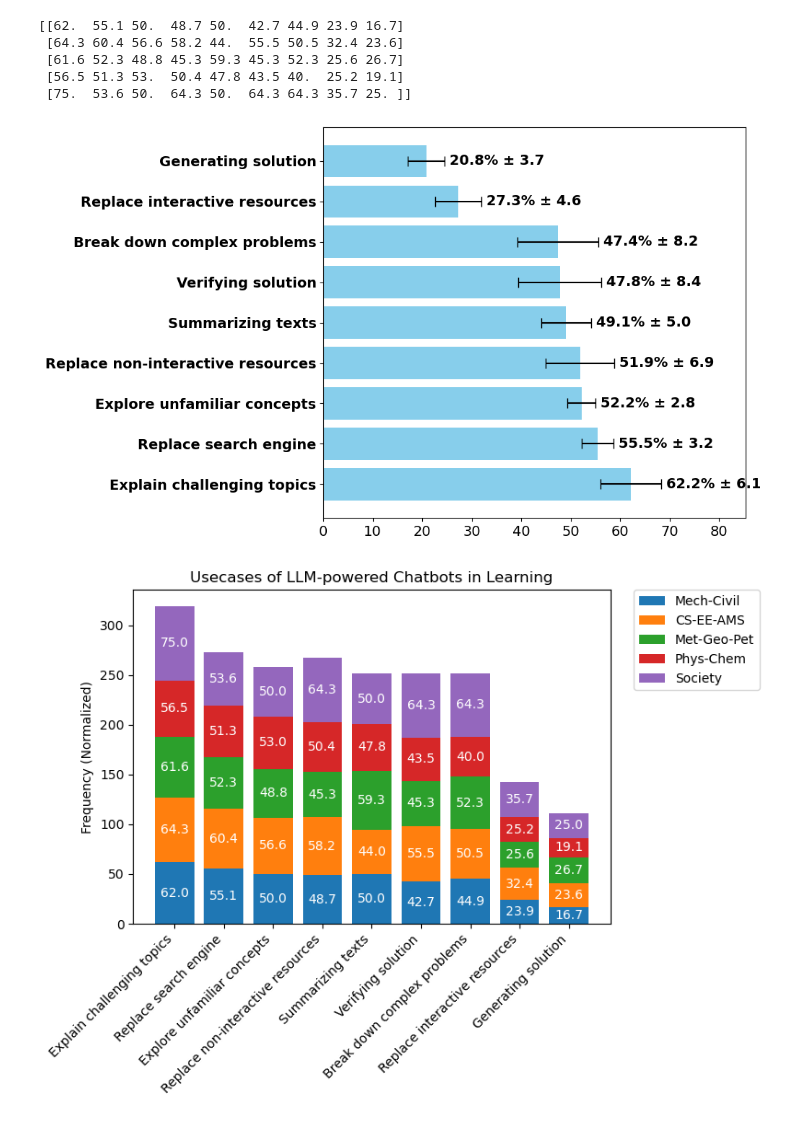
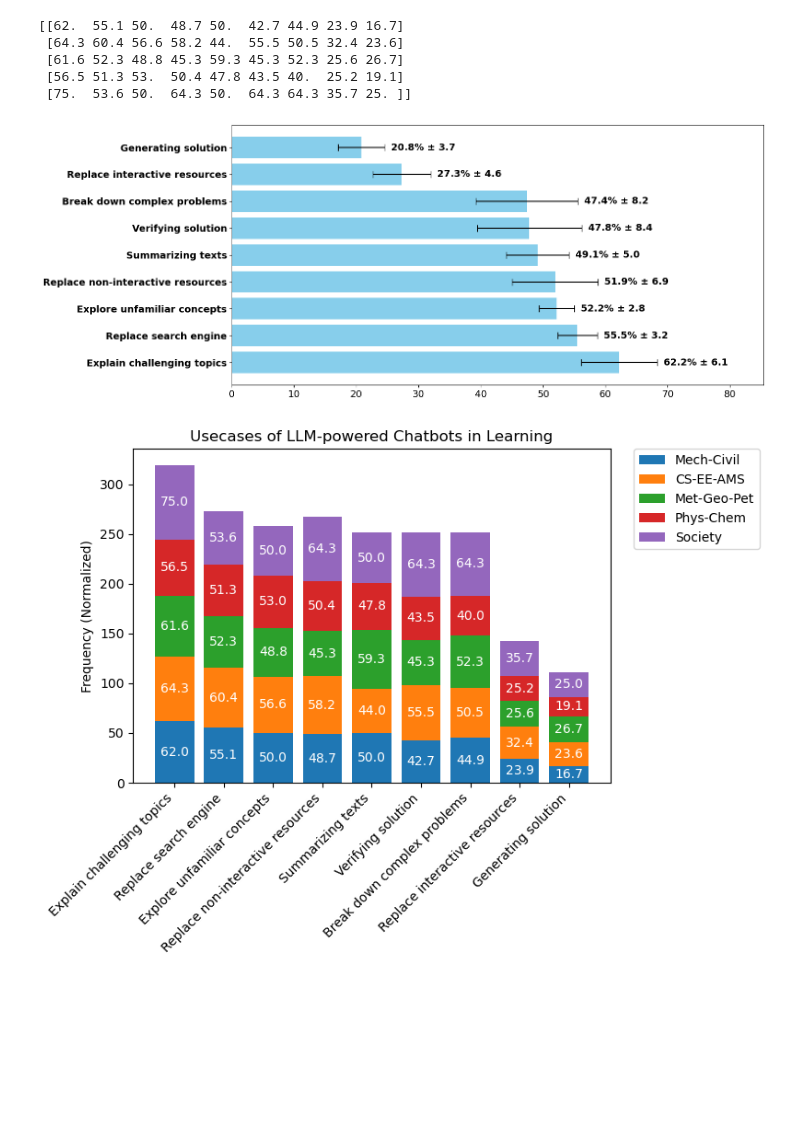
Before and after one commit to JesanOvi/GenAI-Survey-Analysis, a Jupyter notebook: note_books/main_notebook.ipynb, the cells around one changed output. Cells and saved outputs as stored; diff of their text form; code cells hidden in the pictures; blank space fills up the shorter version.

Commit message:
new graph

```diff
--- a/note_books/main_notebook.ipynb
+++ b/note_books/main_notebook.ipynb
@@ -224,7 +244,7 @@ def agggraphold3(cat, aggval, cluster, figsize=(10,6), fontsize=12):
 
     plt.show()
 # %%
-def agggraph(cat, aggval, cluster, figsize=(10,6), fontsize=14):
+def agggraph(cat, aggval, cluster, title, figsize=(10,6), fontsize=14):
     import matplotlib.pyplot as plt
     import numpy as np
 
@@ -255,11 +275,14 @@ def agggraph(cat, aggval, cluster, figsize=(10,6), fontsize=14):
     ax.tick_params(axis='x', labelsize=fontsize)
 
     plt.tight_layout()
+    #address = '/Users/jesanahammed/Desktop/newfig' + title
+    address = f'/Users/jesanahammed/Desktop/newfig/{title}.png'
+    plt.savefig(address, dpi=300)
     plt.show()
 # %%
-agggraph(categories, agg, cluster)
+agggraph(categories, agg, cluster, "learningar", figsize=(15,5.9))
 # %% [output]
-[figure, old version]
+[figure, new version]
 # %%
 stacked_bar_graph(categories, c1, c2, c3, c4, c5, 'Usecases of LLM-powered Chatbots in Learning')
 # %% [output]
```
Also changed, not shown: parts of 14 cells of this notebook.
